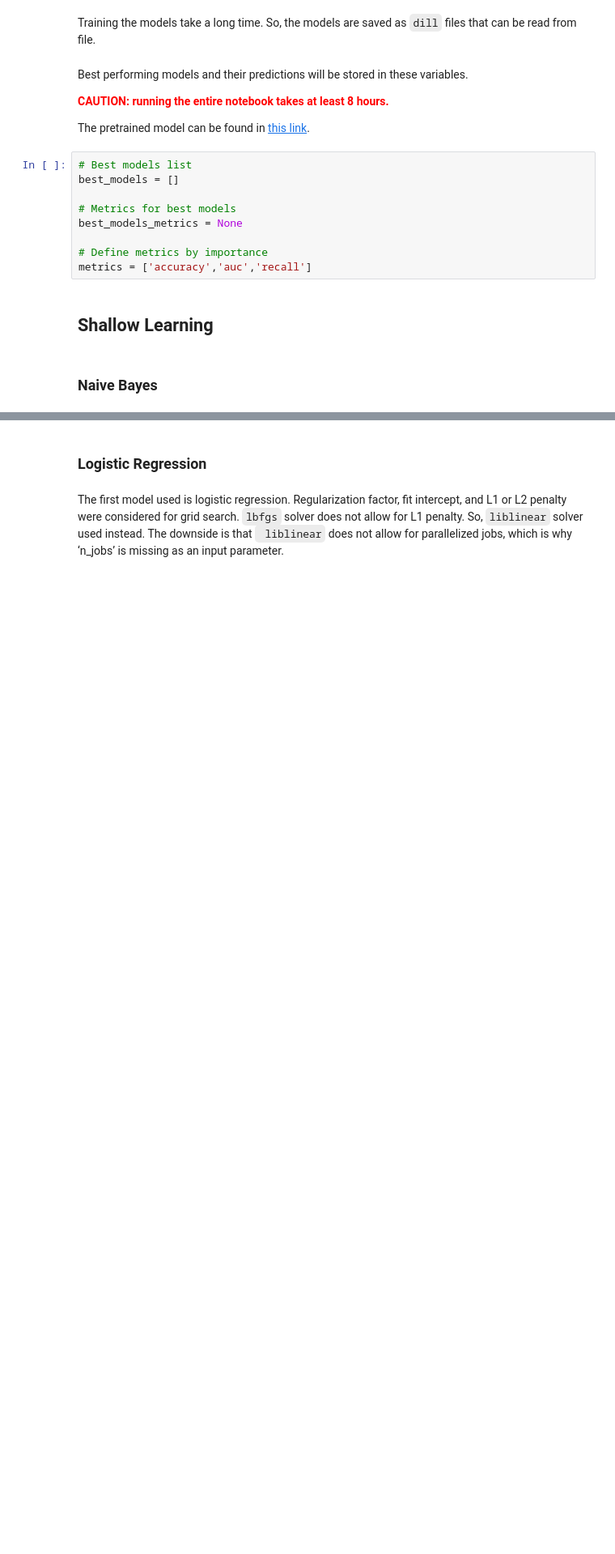
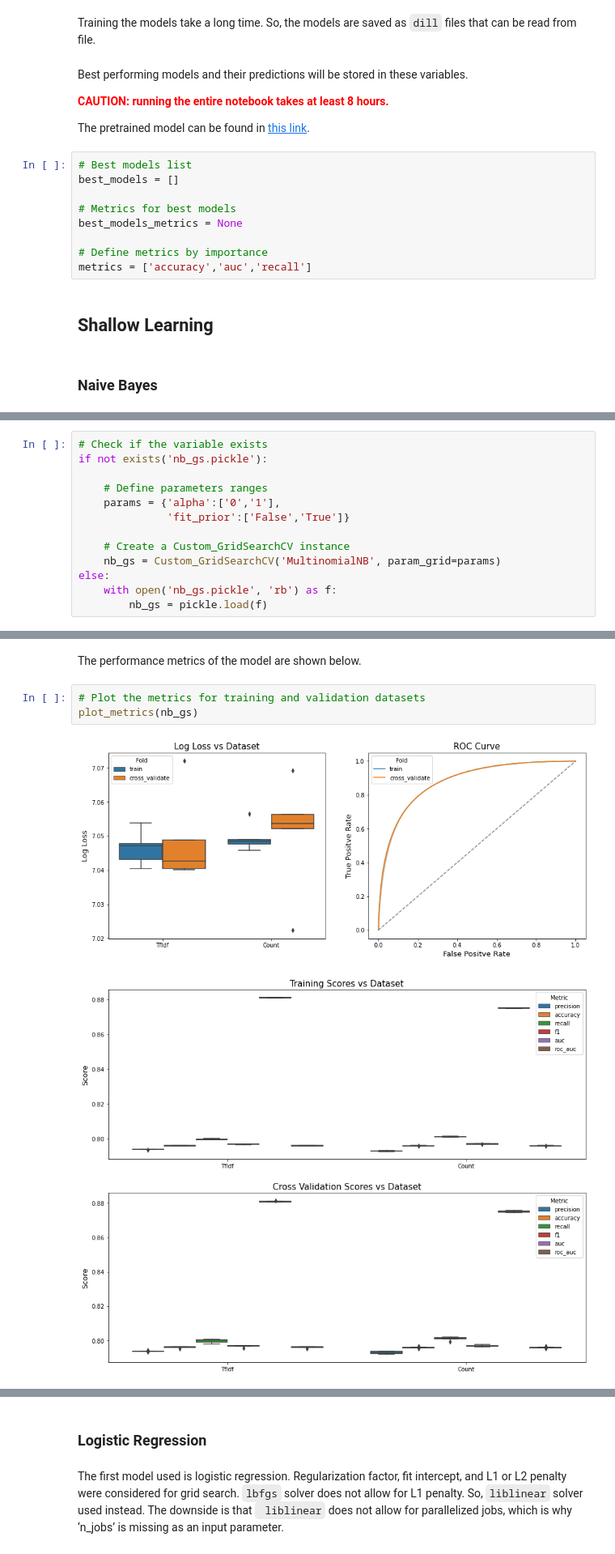
Before and after one commit to afanta-fi/Amazon_Review_Sentiment_Analysis, a Jupyter notebook: index.ipynb, the cells around one changed output, grey strips where cells are left out. Shown at 81% size. Saved outputs shown, nothing was run; the diff lists cells and outputs as text; blank space fills up the shorter version.

```diff
--- a/index.ipynb
+++ b/index.ipynb
@@ -957,0 +960,13 @@ metrics = ['accuracy','auc','recall']
+# %%
+# Check if the variable exists
+if not exists('nb_gs.pickle'):
+
+    # Define parameters ranges
+    params = {'alpha':['0','1'],
+              'fit_prior':['False','True']}
+
+    # Create a Custom_GridSearchCV instance
+    nb_gs = Custom_GridSearchCV('MultinomialNB', param_grid=params)
+else:
+    with open('nb_gs.pickle', 'rb') as f:
+        nb_gs = pickle.load(f)
@@ -957,0 +1008,8 @@ metrics = ['accuracy','auc','recall']
+# %% [markdown]
+The performance metrics of the model are shown below.
+# %%
+# Plot the metrics for training and validation datasets
+plot_metrics(nb_gs)
+# %% [output]
+[figure, added]
+[figure, added]
```
Also changed, not shown: parts of 17 cells of this notebook.
